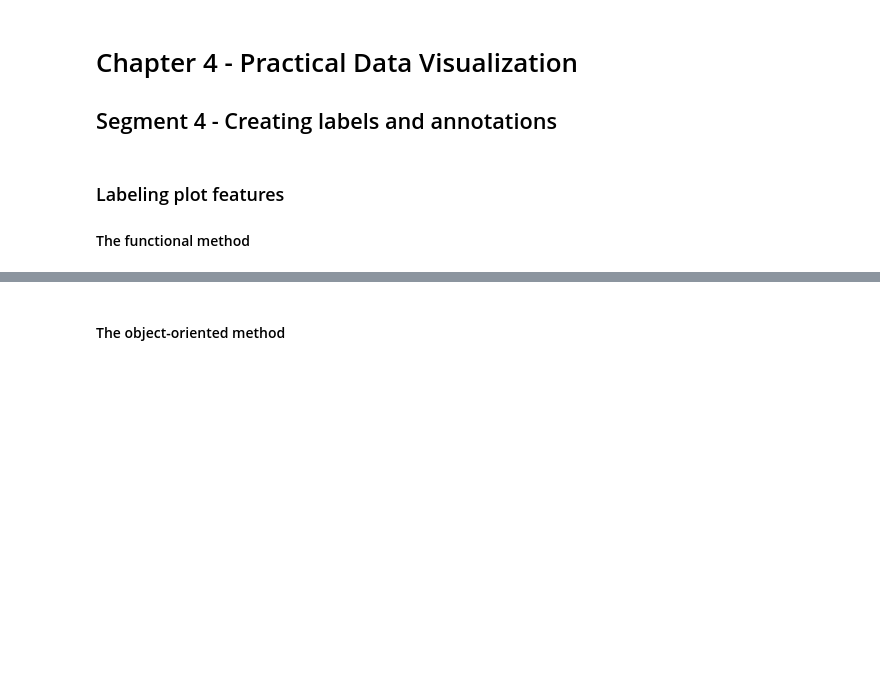
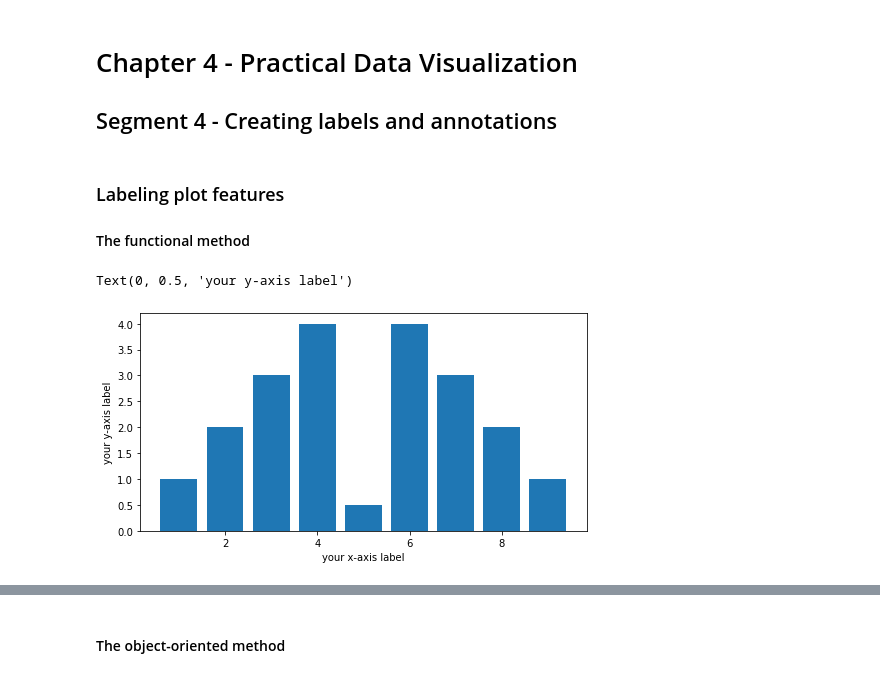
Before and after one commit to johannlilly/linkedin-learning-python-for-data-science-essential-training, a Jupyter notebook: exercise-files/part-1/04_04_begin/04_04_begin.ipynb, the cells around one changed output, grey strips where cells are left out. Drawn from its saved outputs; the diff is of its cells as text; code cells hidden in the pictures; blank space fills up the shorter version.

Commit message:
Practical Data Visualization: Creating labels and annotations

```diff
--- a/exercise-files/part-1/04_04_begin/04_04_begin.ipynb
+++ b/exercise-files/part-1/04_04_begin/04_04_begin.ipynb
@@ -14,3 +14,14 @@ rcParams['figure.figsize'] = 8,4
 # %% [markdown]
 ### Labeling plot features
 #### The functional method
+# %%
+# functional method
+x = range(1,10)
+y = [1,2,3,4,.5,4,3,2,1]
+plt.bar(x,y)
+
+plt.xlabel('your x-axis label')
+plt.ylabel('your y-axis label')
+# %% [output]
+Text(0, 0.5, 'your y-axis label')
+[figure, added]
```
Also changed, not shown: parts of 7 cells of this notebook.
